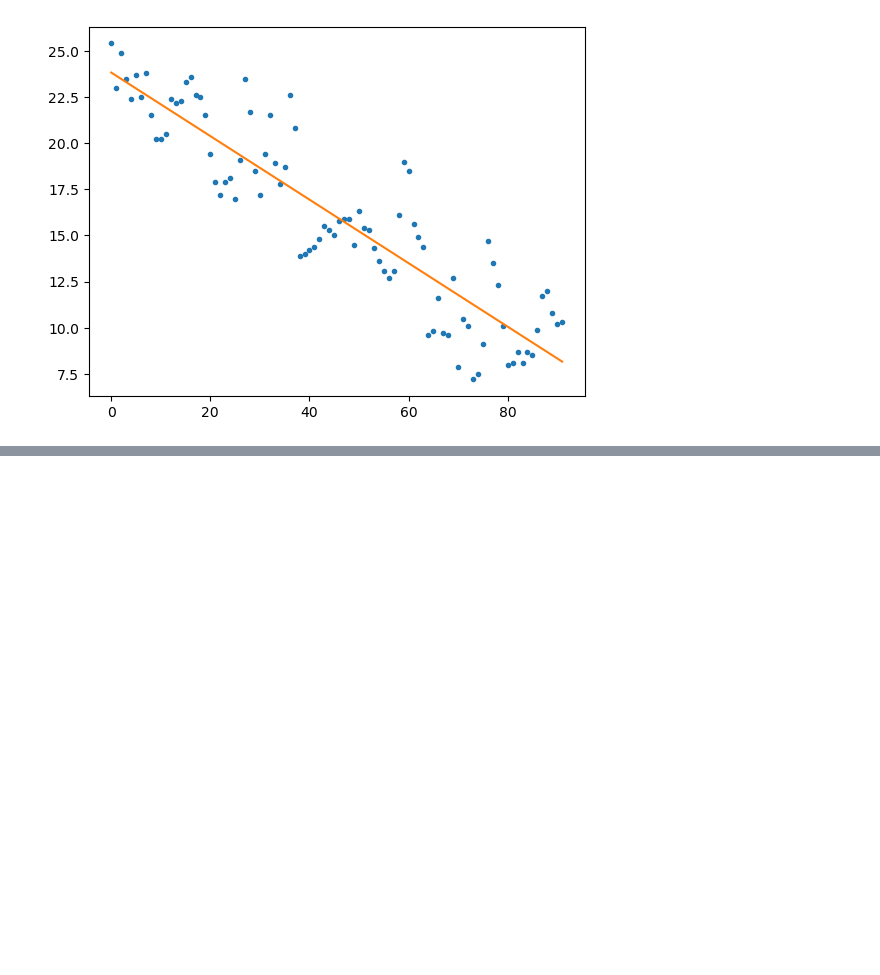
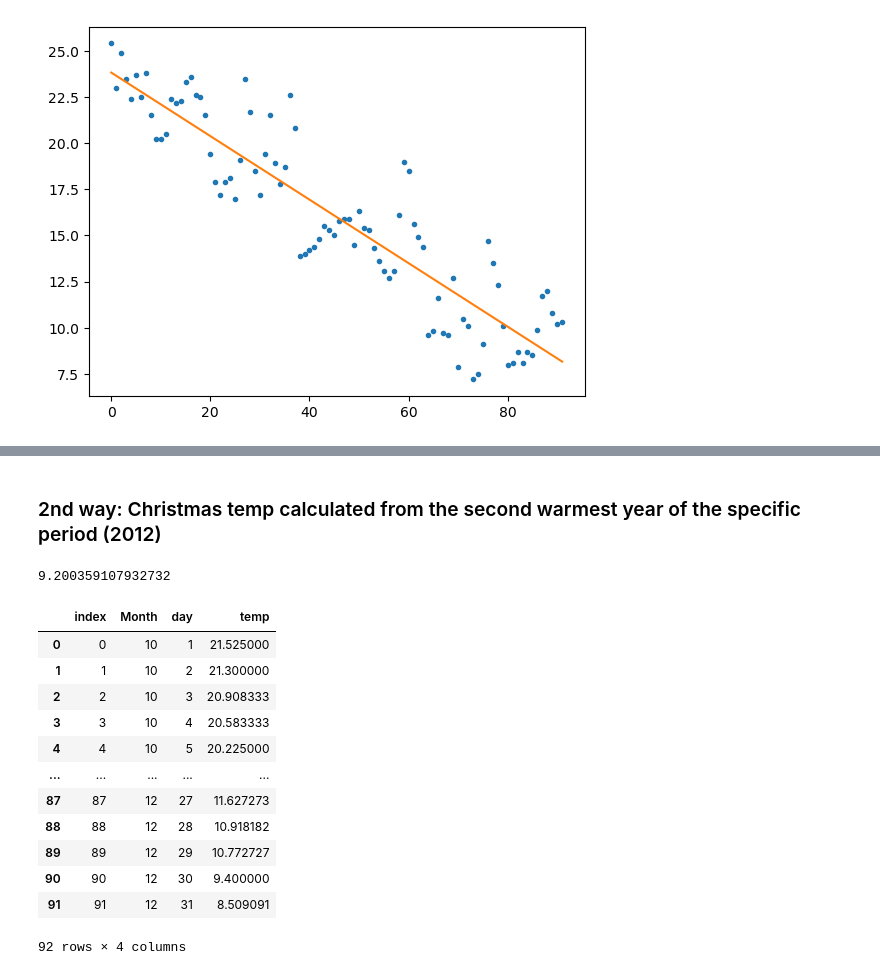
Before and after one commit to giannpan/Data-Science, a Jupyter notebook: Weather Analysis/Weather Analysis.ipynb, the cells around one changed output, grey strips where cells are left out. Cells and saved outputs as stored; diff of their text form; code cells hidden in the pictures; blank space fills up the shorter version.

```diff
--- a/Weather Analysis/Weather Analysis.ipynb
+++ b/Weather Analysis/Weather Analysis.ipynb
@@ -953,0 +950,6 @@ for i in range(len(lst)):
+# %% [markdown]
+### 2nd way: Christmas temp calculated from the second warmest year of the specific period (2012)
+# %%
+christmastemp2
+# %% [output]
+9.200359107932732
@@ -953,0 +960,16 @@ for i in range(len(lst)):
+# %%
+dfy
+# %% [output]
+|  | index | Month | day | temp |
+| 0 | 0 | 10 | 1 | 21.525000 |
+| 1 | 1 | 10 | 2 | 21.300000 |
+| 2 | 2 | 10 | 3 | 20.908333 |
+| 3 | 3 | 10 | 4 | 20.583333 |
+| 4 | 4 | 10 | 5 | 20.225000 |
+| ... | ... | ... | ... | ... |
+| 87 | 87 | 12 | 27 | 11.627273 |
+| 88 | 88 | 12 | 28 | 10.918182 |
+| 89 | 89 | 12 | 29 | 10.772727 |
+| 90 | 90 | 12 | 30 | 9.400000 |
+| 91 | 91 | 12 | 31 | 8.509091 |
+92 rows × 4 columns
```
Also changed, not shown: parts of 15 cells of this notebook.
